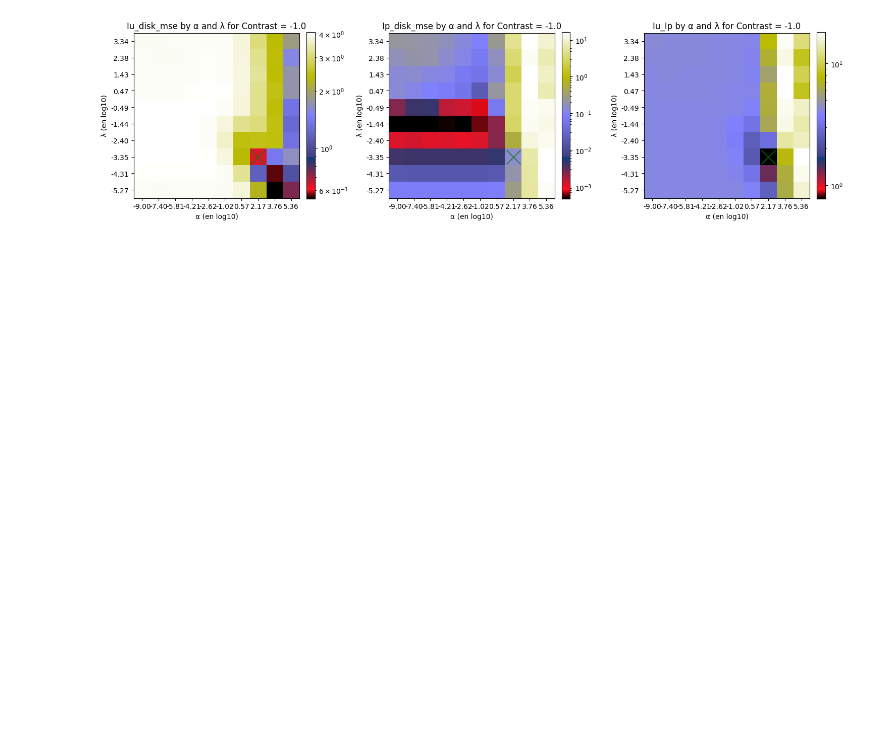
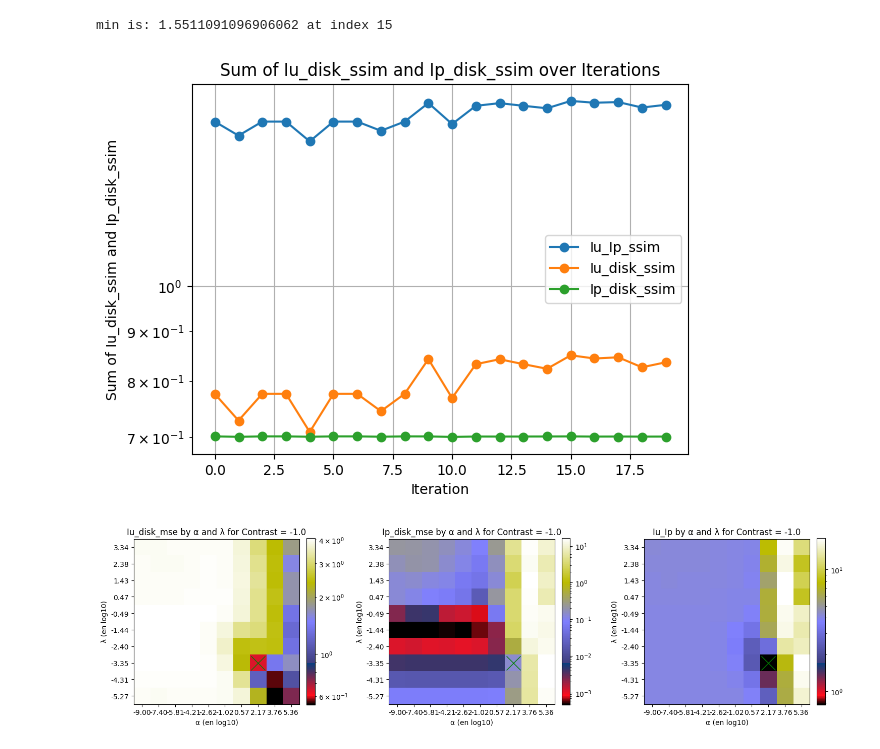
Before and after one commit to LaurenceDenneulin/Rhapsodie.jl, a Jupyter notebook: src/metrics.ipynb, the cells around one changed output. Saved outputs shown, nothing was run; the diff lists cells and outputs as text; code cells hidden in the pictures; blank space fills up the shorter version.

Commit message:
Feat: Prima for each regul, SSMI and Error measures added

```diff
--- a/src/metrics.ipynb
+++ b/src/metrics.ipynb
@@ -1,6 +0,0 @@
-# %%
-import pandas as pd
-
-filename = '../missing_mse_list_-1.0.csv'
-df = pd.read_csv(filename, delimiter='\t', header=None)
-df.to_csv('../data/missing_mse_list_-1.0.csv', sep=',', index=False, header=False)
@@ -132,3 +1,44 @@ plt.show()
+# %%
+import pandas as pd
+import seaborn as sns
+
+import matplotlib.pyplot as plt
+
+def plot_mse_from_csv(file_path):
+    df = pd.read_csv(file_path)
+
+    df['λ'] = df['λ'].astype(float)
+    df['α'] = df['α'].astype(float)
+    df['α'] = 10**df['α']
+
+
+    df['Iu_Ip_ssim'] = df['Iu_disk_ssim'] + df['Ip_disk_ssim']
+    # plt.figure(figsize=(10, 8))
+    # heatmap_data = df.pivot(index='λ', columns='α', values='Iu_Ip_mse')
+    # sns.heatmap(heatmap_data, annot=True, fmt=".2f", cmap='viridis')
+    # plt.title('Sum of Iu_disk_mse and Ip_disk_mse by λ and α')
+    # plt.xlabel('α')
+    # plt.ylabel('λ')
+    # plt.figure(figsize=(10, 8))
+    # plt.ylim(0, 2)
+    plt.semilogy(df.index, df['Iu_Ip_ssim'], marker='o')
+    plt.semilogy(df.index, df['Iu_disk_ssim'], marker='o')
+    plt.semilogy(df.index, df['Ip_disk_ssim'], marker='o')
+    # plt.semilogy(df.index, df['α'], marker='o')
+    plt.legend(['Iu_Ip_ssim', 'Iu_disk_ssim', 'Ip_disk_ssim'])
+
+    plt.title('Sum of Iu_disk_ssim and Ip_disk_ssim over Iterations')
+    plt.xlabel('Iteration')
+    plt.ylabel('Sum of Iu_disk_ssim and Ip_disk_ssim')
+    plt.grid(True)
+    max_value = df['Iu_Ip_ssim'].max()
+    max_index = df['Iu_Ip_ssim'].idxmax()
+    print(f"min is: {max_value} at index {max_index}")
+# %%
+plot_mse_from_csv('../test_results/prima/contrast_10e-2.0/disjoint_regul/ssim.csv')
+# %% [output]
+min is: 1.5511091096906062 at index 15
+[figure, added]
 # %%
 import pandas as pd
 import seaborn as sns
```
Also changed, not shown: parts of 20 cells of this notebook, 11 other files.
